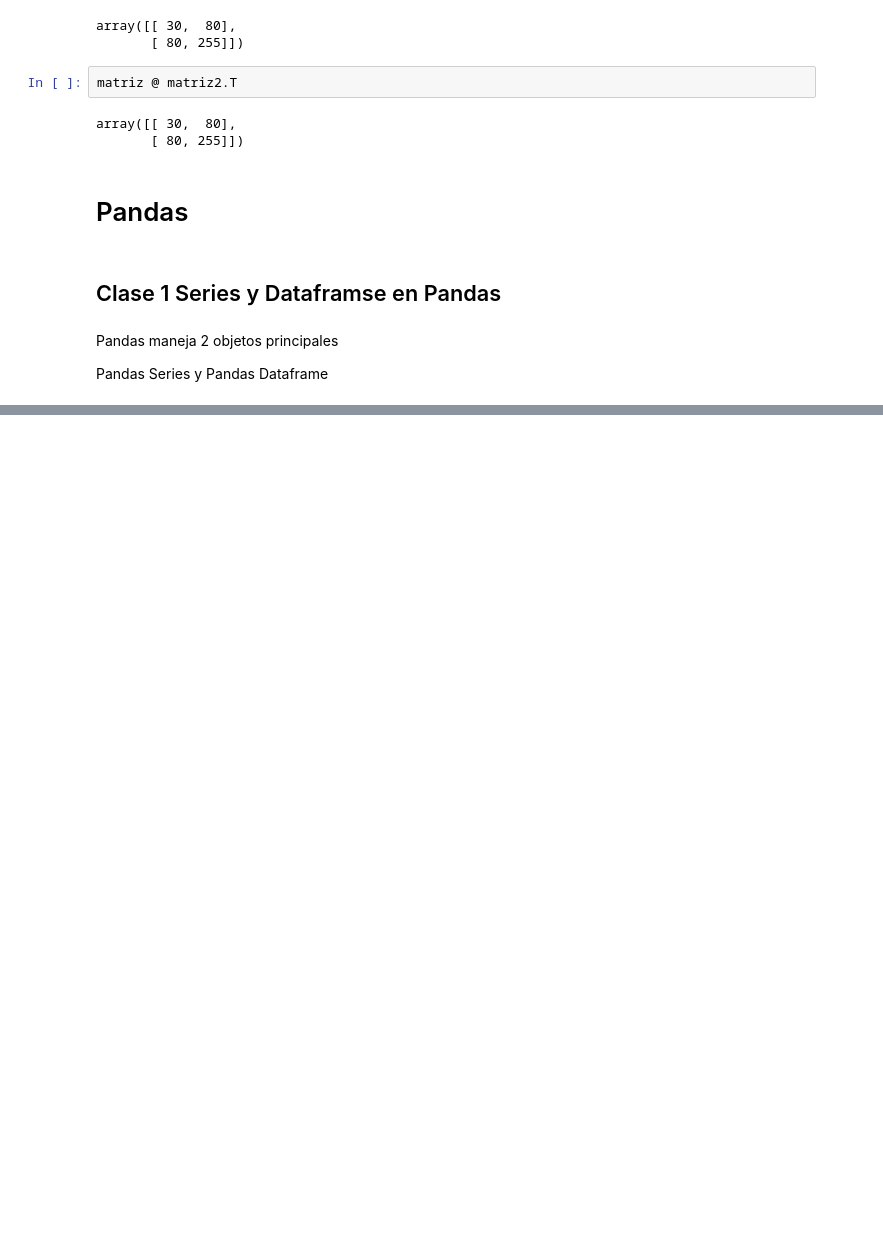
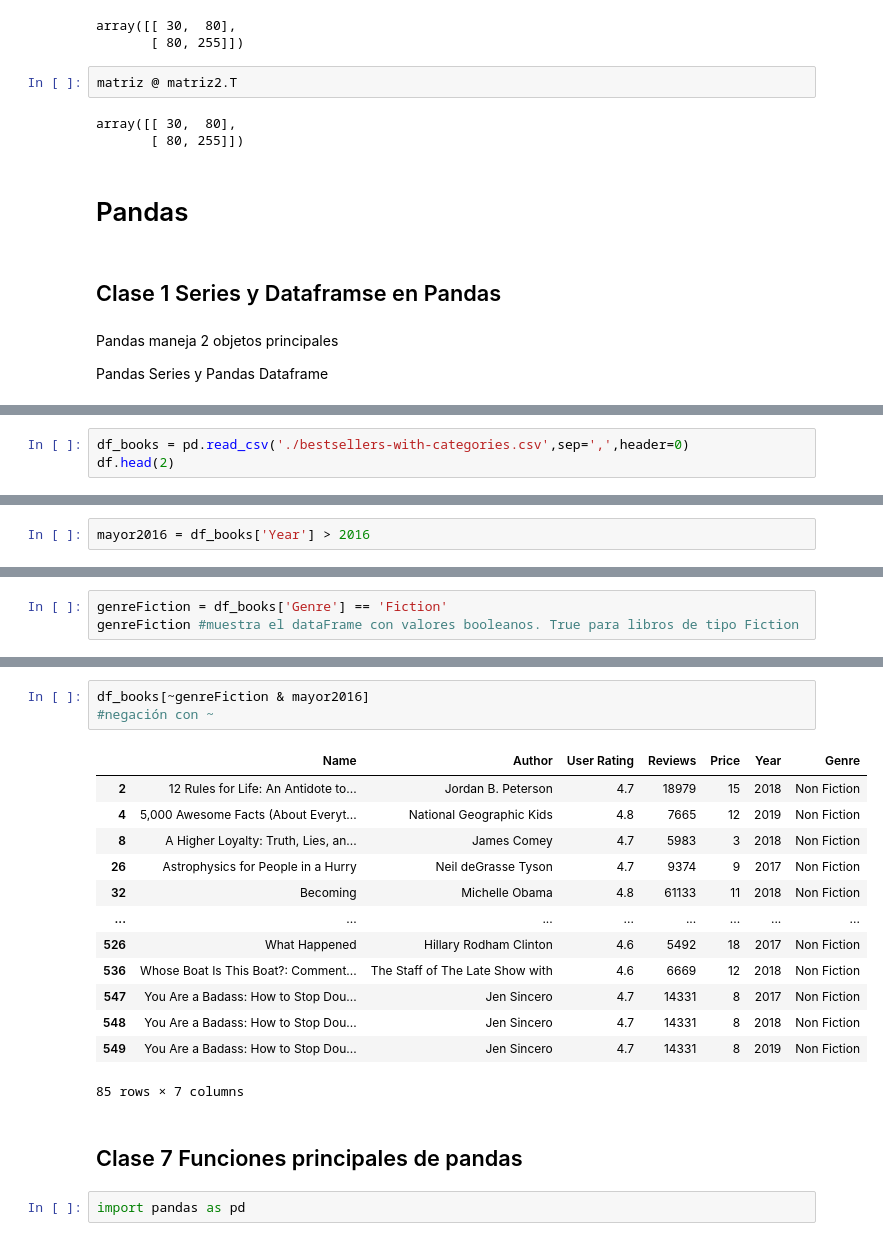
Before and after one commit to Gogo677/Numpy-y-pandas, a Jupyter notebook: Numpy y Pandas.ipynb, the cells around one changed output, grey strips where cells are left out. Drawn from its saved outputs; the diff is of its cells as text; blank space fills up the shorter version.

```diff
--- a/Numpy y Pandas.ipynb
+++ b/Numpy y Pandas.ipynb
@@ -450,0 +785,3 @@ Pandas Dataframe
+# %%
+df_books = pd.read_csv('./bestsellers-with-categories.csv',sep=',',header=0)
+df.head(2)
@@ -450,0 +792,2 @@ Pandas Dataframe
+# %%
+mayor2016 = df_books['Year'] > 2016
@@ -450,0 +818,3 @@ Pandas Dataframe
+# %%
+genreFiction = df_books['Genre'] == 'Fiction'
+genreFiction #muestra el dataFrame con valores booleanos. True para libros de tipo Fiction
@@ -450,0 +834,21 @@ Pandas Dataframe
+# %%
+df_books[~genreFiction & mayor2016]
+#negación con ~
+# %% [output]
+|  | Name | Author | User Rating | Reviews | Price | Year | Genre |
+| 2 | 12 Rules for Life: An Antidote to... | Jordan B. Peterson | 4.7 | 18979 | 15 | 2018 | Non Fiction |
+| 4 | 5,000 Awesome Facts (About Everyt... | National Geographic Kids | 4.8 | 7665 | 12 | 2019 | Non Fiction |
+| 8 | A Higher Loyalty: Truth, Lies, an... | James Comey | 4.7 | 5983 | 3 | 2018 | Non Fiction |
+| 26 | Astrophysics for People in a Hurry | Neil deGrasse Tyson | 4.7 | 9374 | 9 | 2017 | Non Fiction |
+| 32 | Becoming | Michelle Obama | 4.8 | 61133 | 11 | 2018 | Non Fiction |
+| ... | ... | ... | ... | ... | ... | ... | ... |
+| 526 | What Happened | Hillary Rodham Clinton | 4.6 | 5492 | 18 | 2017 | Non Fiction |
+| 536 | Whose Boat Is This Boat?: Comment... | The Staff of The Late Show with | 4.6 | 6669 | 12 | 2018 | Non Fiction |
+| 547 | You Are a Badass: How to Stop Dou... | Jen Sincero | 4.7 | 14331 | 8 | 2017 | Non Fiction |
+| 548 | You Are a Badass: How to Stop Dou... | Jen Sincero | 4.7 | 14331 | 8 | 2018 | Non Fiction |
+| 549 | You Are a Badass: How to Stop Dou... | Jen Sincero | 4.7 | 14331 | 8 | 2019 | Non Fiction |
+85 rows × 7 columns
+# %% [markdown]
+## Clase 7 Funciones principales de pandas
+# %%
+import pandas as pd
```
Also changed, not shown: parts of 72 cells of this notebook, 2 other files.
